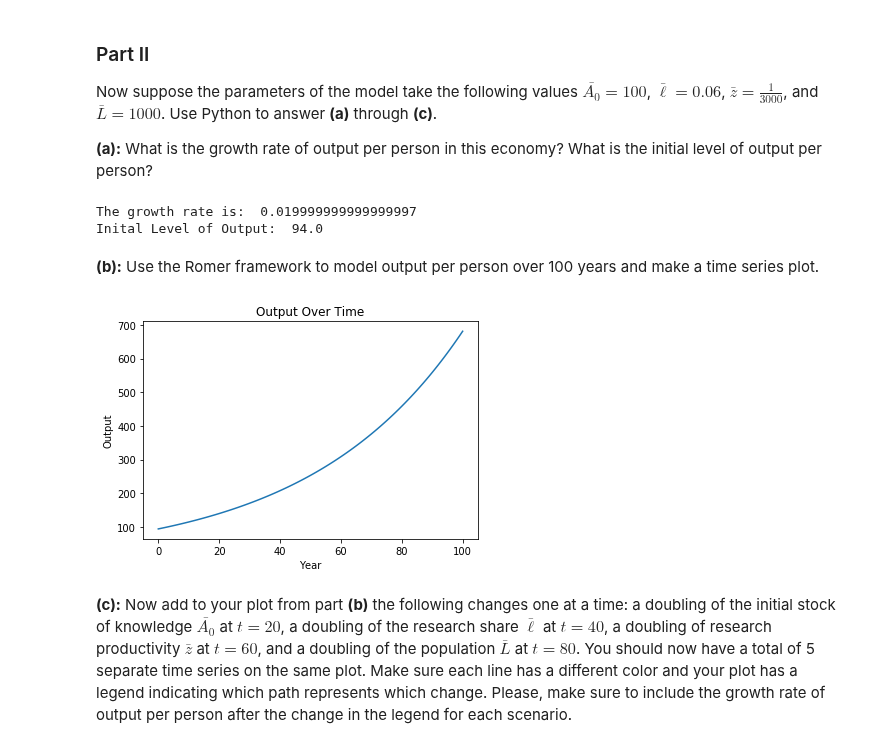
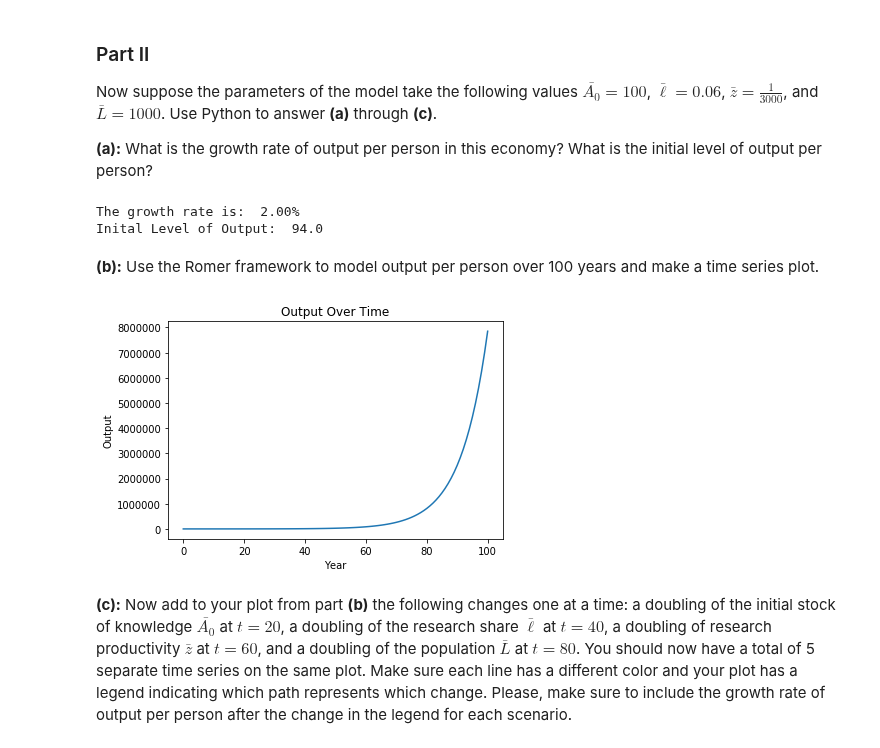
Before and after one commit to dylanjm/econ_381_development, a Jupyter notebook: solution_versions/chapter_06_solutions.ipynb, the cells around one changed output. Saved outputs shown, nothing was run; the diff lists cells and outputs as text; code cells hidden in the pictures.

```diff
--- a/solution_versions/chapter_06_solutions.ipynb
+++ b/solution_versions/chapter_06_solutions.ipynb
@@ -94,18 +109,19 @@ __(d):__ Suppose the share or workers dedicated to research were to double at $t
 # %%
-# Insert Python Code Here:
+# Defining new research labor share
 
-L_bar2 = (L_bar * 2)
+l_bar2 = (l_bar * 2)
 
 ##########################################################################
 # Part (a): find the growth rate
 ##########################################################################
-g_bar2 = z_bar * l_bar * L_bar2
-print('The new growth rate would be: ', g_bar2)
+g_bar2 = z_bar * l_bar2 * L_bar
+print('The initial growth rate at t=0 is 2%')
+print('The new growth rate would be at t=50:', '{0:.2%}'.format(g_bar2))
 
 ##########################################################################
 # Part (b): The initial level of output per person
 ##########################################################################
-print('Inital Level of Output: ', output(A0, l_bar, g_bar, 0))
+print('Inital Level of Output: ', output(A0, l_bar, L_bar, 0))
 
 ##########################################################################
 # Part (c): Make a plot of 100 years of output
@@ -115,18 +131,26 @@ output_array2 = np.zeros(101)
 
 for i in range(0, 101):
     t = i
-
     if t < 50:
-        output_array2[i] = output(A0, l_bar, g_bar, t)
+        output_array2[i] = output(A0, l_bar, L_bar, t)
     else:
-        output_array2[i] = output(A0, l_bar, g_bar2, t)
+        output_array2[i] = output(A0, l_bar2, L_bar, t)
 
 
-plt.plot(year, output_array, label = 'Growth = 0.2')
-plt.plot(year, output_array2, label = 'Growth = 0.4')
-plt.legend()
+plt.plot(year, output_array, label = 'Growth = 2%')
+plt.plot(year, output_array2, label = 'Growth = 4%')
 plt.xlabel('Year')
 plt.ylabel('Output')
-plt.title('Output Over Time')
+plt.title('Output Over Time - Level Scale')
+plt.ylim(0, np.max(output_array2)+50)
+plt.xlim(0, year.size)
 plt.show()
+
+plt.plot(year, np.log(output_array), label = 'Growth = 2%')
+plt.plot(year, np.log(output_array2))
+plt.xlabel('Year')
+plt.ylabel('Output')
+plt.title('Output Over Time - Ratio Scale')
+plt.xlim(0, year.size)
+plt.show()
 # %% [output]
@@ -152,29 +178,28 @@ z = 1/3000
 L = 1000
 
 g = z * l * L
-print('The growth rate is: ', g)
-print('Inital Level of Output: ',  output(A_0, l, g, 0))
+print('The growth rate is: ', '{0:.2%}'.format(g))
+print('Inital Level of Output: ',  output(A_0, l, L, 0))
 # %% [output]
-The growth rate is:  0.019999999999999997
+The growth rate is:  2.00%
 Inital Level of Output:  94.0
 # %% [markdown]
 __(b):__  Use the Romer framework to model output per person over 100 years and make a time series plot.
 # %%
-# Insert Python Code Here:
-
-output_array = np.zeros(101)
+output = lambda A0, l_bar, L_bar, t: A0 * (1 - l_bar) * ((1 + z_bar*L_bar*l_bar)**t)
+output_array3 = np.zeros(101)
 
 for i in range(0, 101):
     t = i
-    output_array[i] = output(A_0, l, g, t)
+    output_array3[i] = output(A_0, l, L, t)
 
-plt.plot(year, output_array)
+plt.plot(year, output_array3)
 plt.xlabel('Year')
 plt.ylabel('Output')
 plt.title('Output Over Time')
 plt.show()
 # %% [output]
-[figure, old version]
+[figure, new version]
 # %% [markdown]
 __(c):__ Now add to your plot from part __(b)__ the following changes one at a time: a doubling of the initial stock of knowledge $\bar{A_0}$ at $t=20$, a doubling of the research share $\bar{\ell}$ at $t=40$, a doubling of research productivity $\bar{z}$ at $t=60$, and a doubling of the population $\bar{L}$ at $t=80$. You should now have a total of 5 separate time series on the same plot. Make sure each line has a different color and your plot has a legend indicating which path represents which change. Please, make sure to include the growth rate of output per person after the change in the legend for each scenario.
 # %%
```
Also changed, not shown: parts of 9 cells of this notebook, 3 other files.
